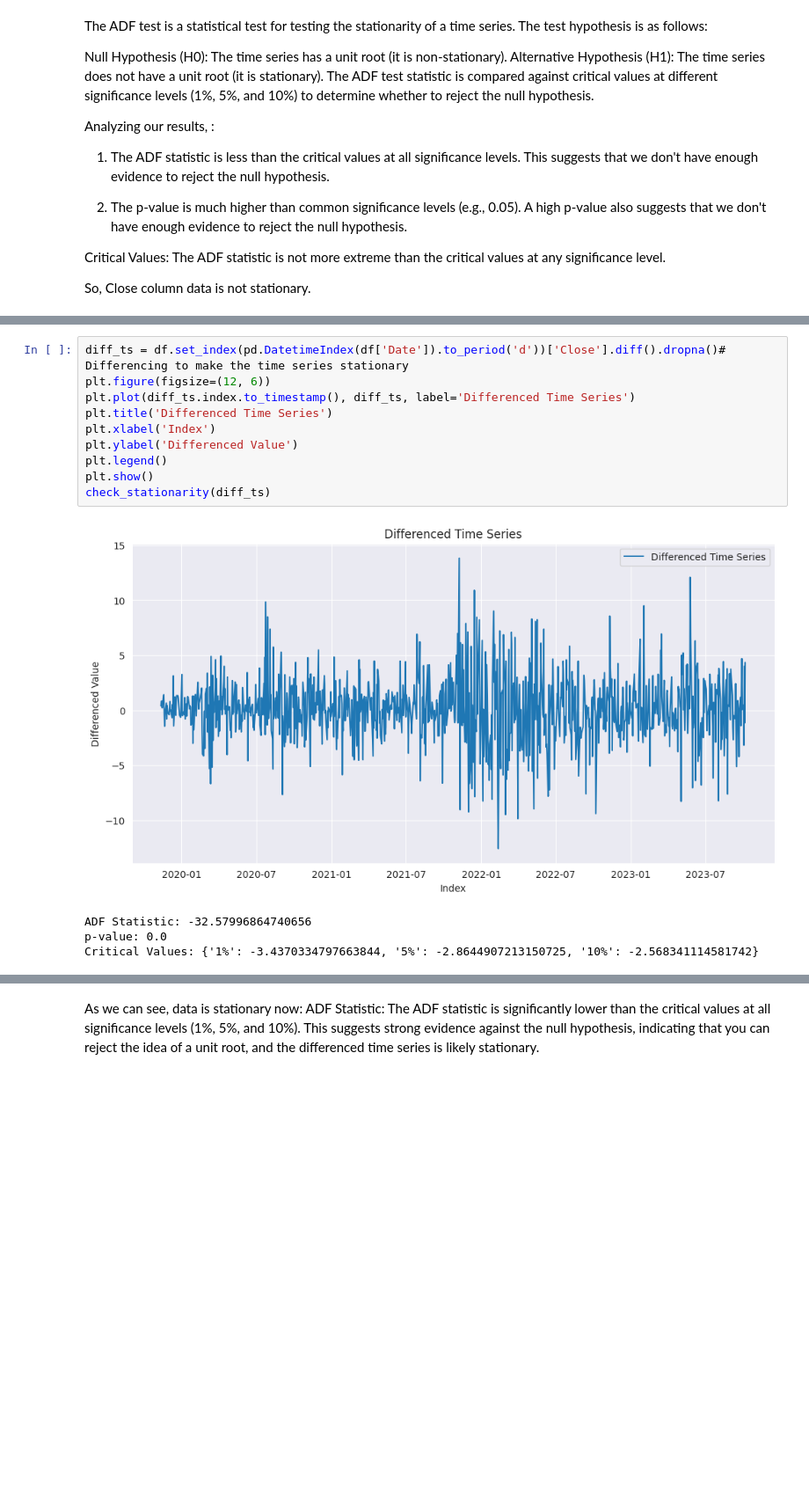
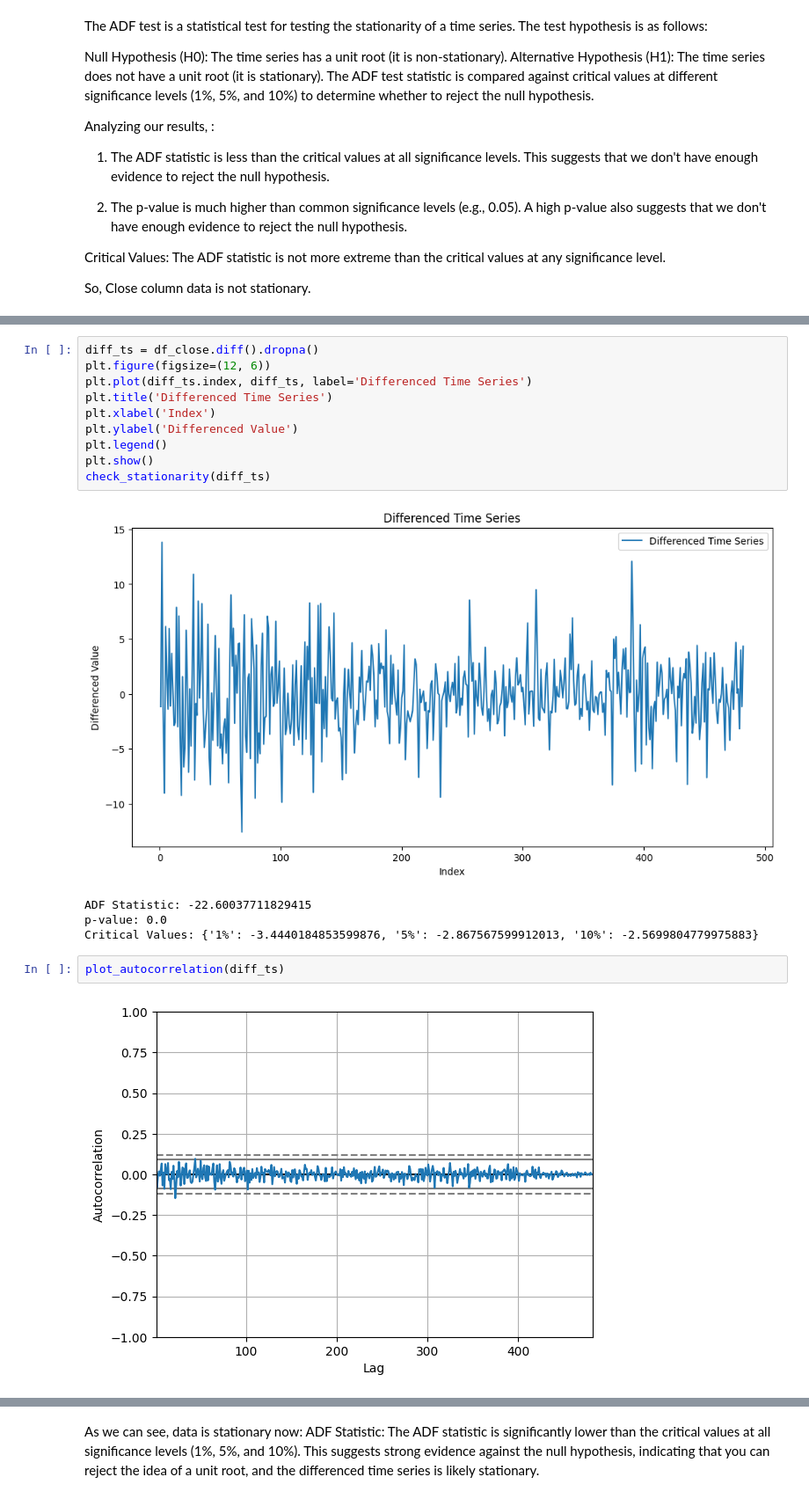
Before and after one commit to volodymyrkir/exploratory_data_analysis, a Jupyter notebook: tasks/task_3.ipynb, the cells around one changed output, grey strips where cells are left out. Shown at 88% size. Drawn from its saved outputs; the diff is of its cells as text; blank space fills up the shorter version.

```diff
--- a/tasks/task_3.ipynb
+++ b/tasks/task_3.ipynb
@@ -75,7 +100,7 @@ from which approximately 30-40 may be a good parameter(AR) for ARIMA.
 # %%
-diff_ts = df.set_index(pd.DatetimeIndex(df['Date']).to_period('d'))['Close'].diff().dropna()# Differencing to make the time series stationary
+diff_ts = df_close.diff().dropna()
 plt.figure(figsize=(12, 6))
-plt.plot(diff_ts.index.to_timestamp(), diff_ts, label='Differenced Time Series')
+plt.plot(diff_ts.index, diff_ts, label='Differenced Time Series')
 plt.title('Differenced Time Series')
 plt.xlabel('Index')
 plt.ylabel('Differenced Value')
@@ -83,7 +108,11 @@ plt.legend()
 plt.show()
 check_stationarity(diff_ts)
 # %% [output]
-[figure, old version]
+[figure, new version]
-ADF Statistic: -32.57996864740656
+ADF Statistic: -22.60037711829415
 p-value: 0.0
-Critical Values: {'1%': -3.4370334797663844, '5%': -2.8644907213150725, '10%': -2.568341114581742}
+Critical Values: {'1%': -3.4440184853599876, '5%': -2.867567599912013, '10%': -2.5699804779975883}
+# %%
+plot_autocorrelation(diff_ts)
+# %% [output]
+[figure, added]
```
Also changed, not shown: parts of 41 cells of this notebook.
